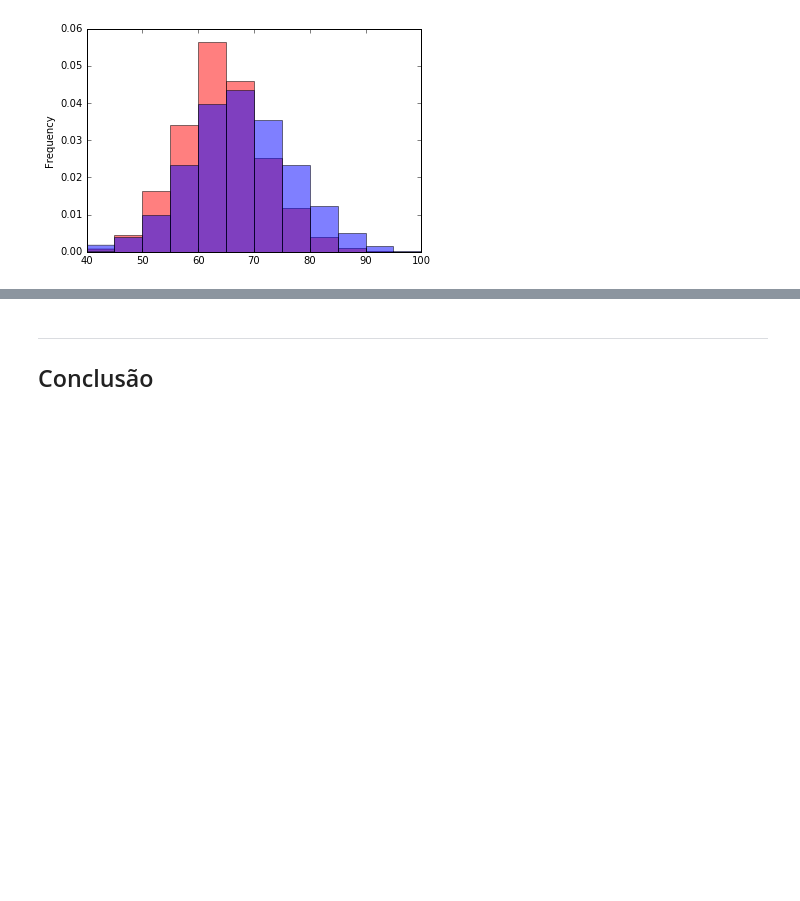
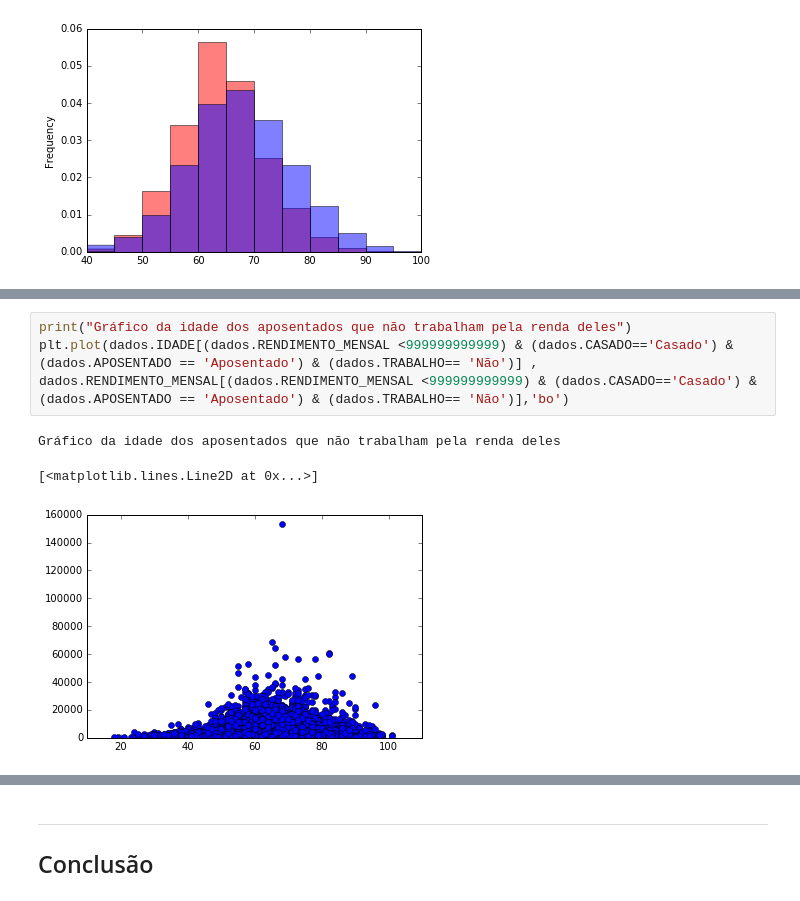
Before and after one commit to otavioscardoso/CD, a Jupyter notebook: Projeto1 Layout.ipynb, the cells around one changed output, grey strips where cells are left out. Saved outputs shown, nothing was run; the diff lists cells and outputs as text; blank space fills up the shorter version.

```diff
--- a/Projeto1 Layout.ipynb
+++ b/Projeto1 Layout.ipynb
@@ -304,0 +309,7 @@ TypeError: 'AxesSubplot' object is not callable
+# %%
+print("Gráfico da idade dos aposentados que não trabalham pela renda deles")
+plt.plot(dados.IDADE[(dados.RENDIMENTO_MENSAL <999999999999) & (dados.CASADO=='Casado') & (dados.APOSENTADO == 'Aposentado') & (dados.TRABALHO== 'Não')] , dados.RENDIMENTO_MENSAL[(dados.RENDIMENTO_MENSAL <999999999999) & (dados.CASADO=='Casado') & (dados.APOSENTADO == 'Aposentado') & (dados.TRABALHO== 'Não')],'bo')
+# %% [output]
+Gráfico da idade dos aposentados que não trabalham pela renda deles
+[<matplotlib.lines.Line2D at 0x...>]
+[figure, added]
```
Also changed, not shown: parts of 7 cells of this notebook.
